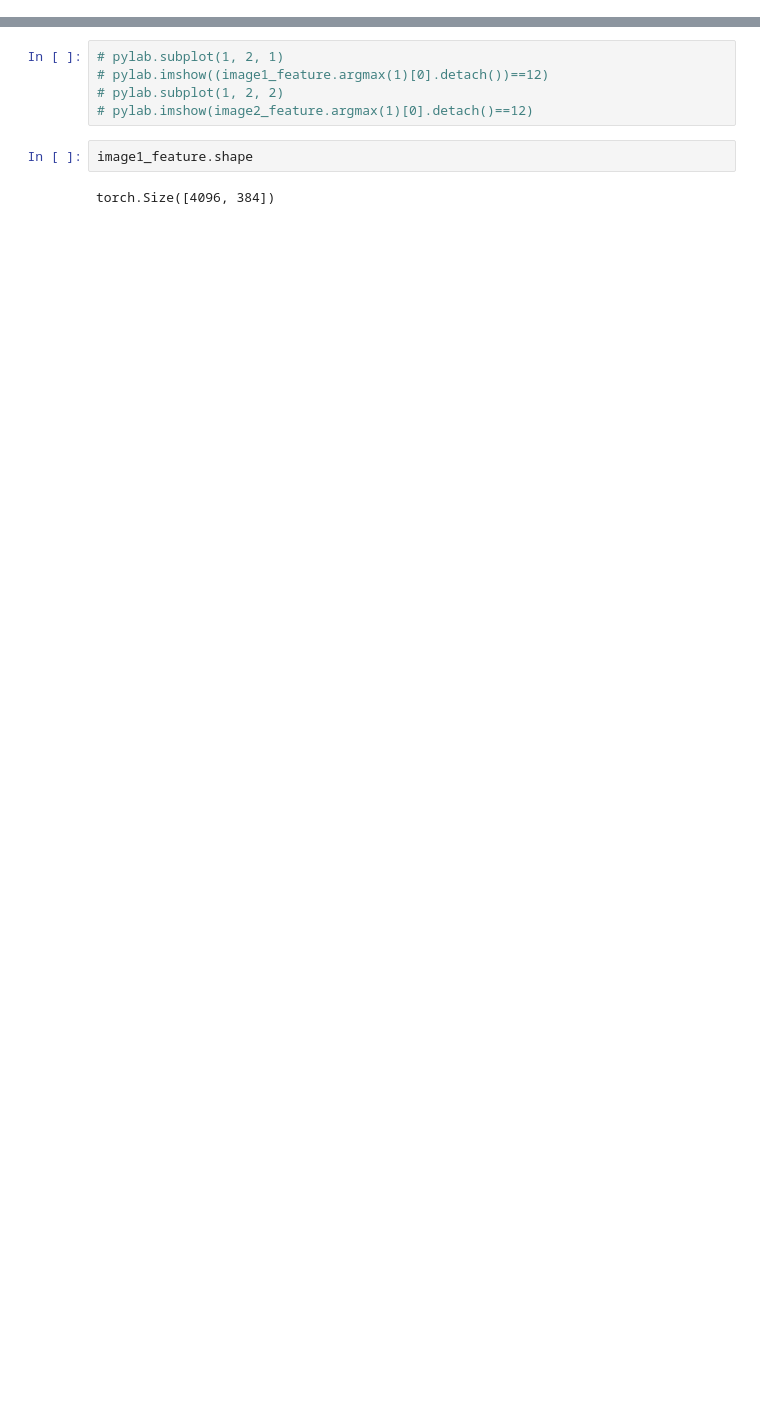
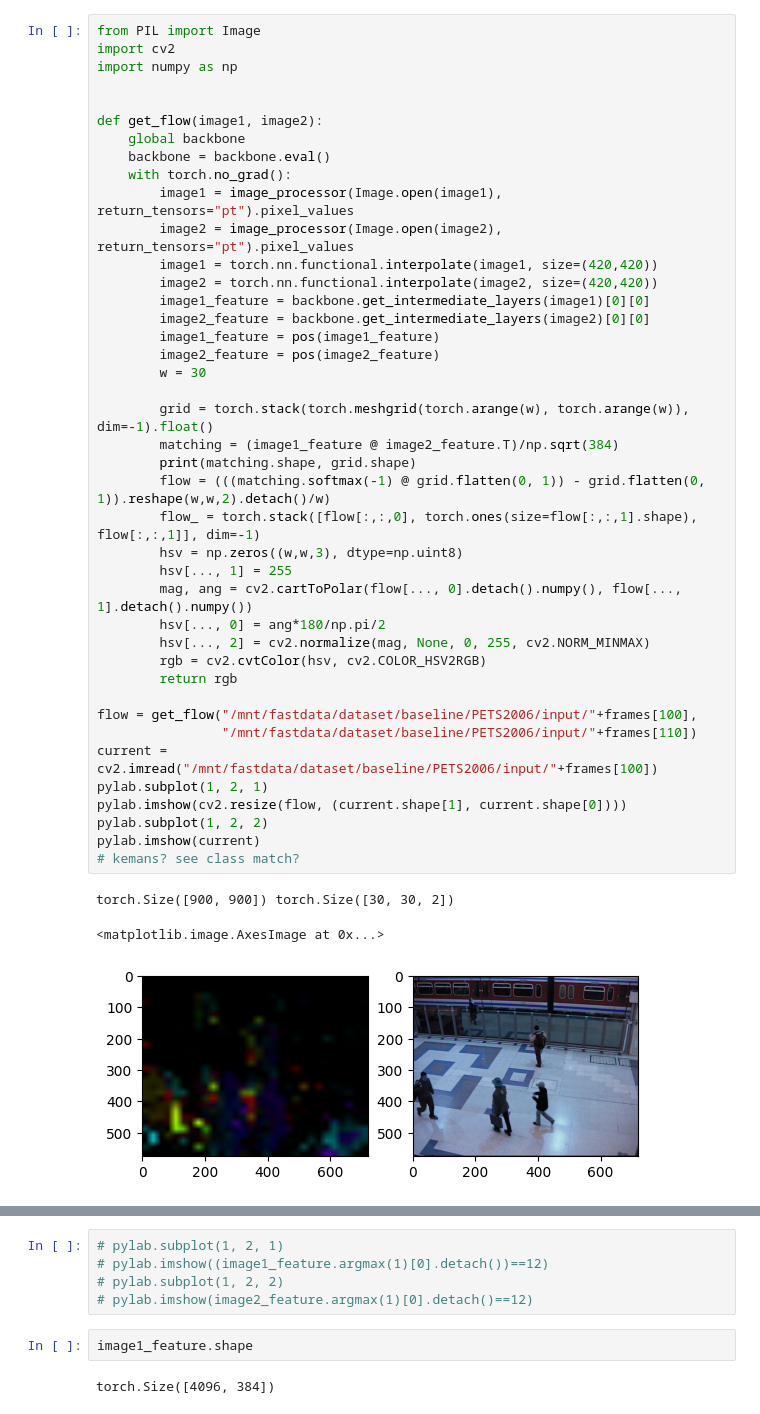
Before and after one commit to weathon/remeow, a Jupyter notebook: flow.ipynb, the cells around one changed output, grey strips where cells are left out. Drawn from its saved outputs; the diff is of its cells as text; blank space fills up the shorter version.

```diff
--- a/flow.ipynb
+++ b/flow.ipynb
@@ -27,0 +33,45 @@ image2_feature = backbone.get_intermediate_layers(image2.pixel_values)[0][0,1:]
+# %%
+from PIL import Image
+import cv2
+import numpy as np
+
+
+def get_flow(image1, image2):
+    global backbone
+    backbone = backbone.eval()
+    with torch.no_grad():
+        image1 = image_processor(Image.open(image1), return_tensors="pt").pixel_values
+        image2 = image_processor(Image.open(image2), return_tensors="pt").pixel_values
+        image1 = torch.nn.functional.interpolate(image1, size=(420,420))
+        image2 = torch.nn.functional.interpolate(image2, size=(420,420))
+        image1_feature = backbone.get_intermediate_layers(image1)[0][0]
+        image2_feature = backbone.get_intermediate_layers(image2)[0][0]
+        image1_feature = pos(image1_feature)
+        image2_feature = pos(image2_feature)
+        w = 30
+
+        grid = torch.stack(torch.meshgrid(torch.arange(w), torch.arange(w)), dim=-1).float()
+        matching = (image1_feature @ image2_feature.T)/np.sqrt(384)
+        print(matching.shape, grid.shape)
+        flow = (((matching.softmax(-1) @ grid.flatten(0, 1)) - grid.flatten(0, 1)).reshape(w,w,2).detach()/w)
+        flow_ = torch.stack([flow[:,:,0], torch.ones(size=flow[:,:,1].shape), flow[:,:,1]], dim=-1)
+        hsv = np.zeros((w,w,3), dtype=np.uint8)
+        hsv[..., 1] = 255
+        mag, ang = cv2.cartToPolar(flow[..., 0].detach().numpy(), flow[..., 1].detach().numpy())
+        hsv[..., 0] = ang*180/np.pi/2
+        hsv[..., 2] = cv2.normalize(mag, None, 0, 255, cv2.NORM_MINMAX)
+        rgb = cv2.cvtColor(hsv, cv2.COLOR_HSV2RGB)
+        return rgb
+
+flow = get_flow("/mnt/fastdata/dataset/baseline/PETS2006/input/"+frames[100],
+                "/mnt/fastdata/dataset/baseline/PETS2006/input/"+frames[110])
+current = cv2.imread("/mnt/fastdata/dataset/baseline/PETS2006/input/"+frames[100])
+pylab.subplot(1, 2, 1)
+pylab.imshow(cv2.resize(flow, (current.shape[1], current.shape[0])))
+pylab.subplot(1, 2, 2)
+pylab.imshow(current)
+# kemans? see class match?
+# %% [output]
+torch.Size([900, 900]) torch.Size([30, 30, 2])
+<matplotlib.image.AxesImage at 0x...>
+[figure, added]
```
Also changed, not shown: parts of 13 cells of this notebook, 14 other files.
